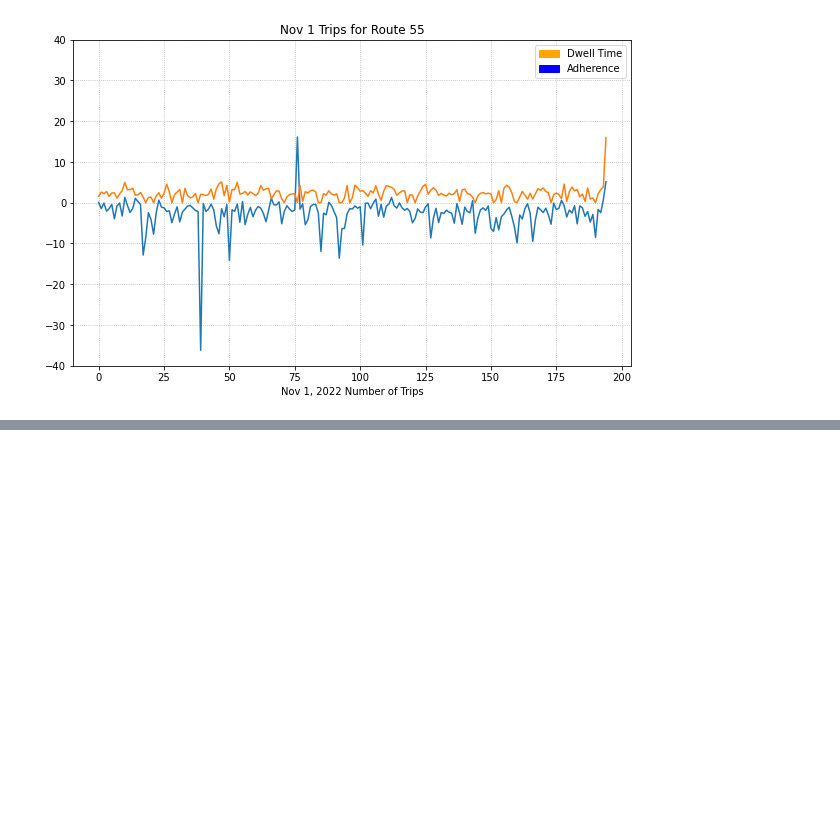
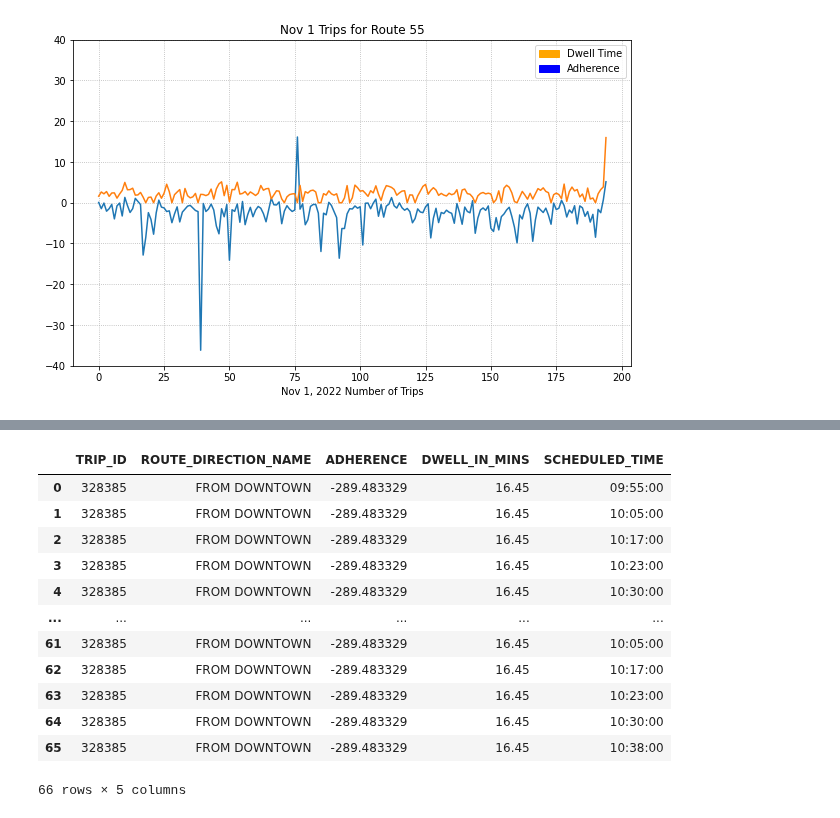
Before and after one commit to NSS-Data-Analytics-Cohort-7/wego-shut_up_and_take_my_query, a Jupyter notebook: notebook/Route55.ipynb, the cells around one changed output, grey strips where cells are left out. Cells and saved outputs as stored; diff of their text form; code cells hidden in the pictures; blank space fills up the shorter version.

```diff
--- a/notebook/Route55.ipynb
+++ b/notebook/Route55.ipynb
@@ -164,0 +181,3 @@ headway_r55_nov1_dir
+# %%
+headway_adherence = headway_r55_nov1_sum.loc[(headway_r55_nov1_sum['ADHERENCE']<-200)]
+headway_adherence
@@ -164,0 +187,3 @@ headway_r55_nov1_dir
+# %%
+headway_r55_adj = headway[['TRIP_ID','SCHEDULED_TIME']][(headway['TRIP_ID']== 328385)]
+headway_r55_adj
@@ -164,0 +204,19 @@ headway_r55_nov1_dir
+# %%
+pd.merge(headway_adherence,
+        headway_r55_adj,
+        on='TRIP_ID',
+        how ="inner")
+# %% [output]
+|  | TRIP_ID | ROUTE_DIRECTION_NAME | ADHERENCE | DWELL_IN_MINS | SCHEDULED_TIME |
+| 0 | 328385 | FROM DOWNTOWN | -289.483329 | 16.45 | 09:55:00 |
+| 1 | 328385 | FROM DOWNTOWN | -289.483329 | 16.45 | 10:05:00 |
+| 2 | 328385 | FROM DOWNTOWN | -289.483329 | 16.45 | 10:17:00 |
+| 3 | 328385 | FROM DOWNTOWN | -289.483329 | 16.45 | 10:23:00 |
+| 4 | 328385 | FROM DOWNTOWN | -289.483329 | 16.45 | 10:30:00 |
+| ... | ... | ... | ... | ... | ... |
+| 61 | 328385 | FROM DOWNTOWN | -289.483329 | 16.45 | 10:05:00 |
+| 62 | 328385 | FROM DOWNTOWN | -289.483329 | 16.45 | 10:17:00 |
+| 63 | 328385 | FROM DOWNTOWN | -289.483329 | 16.45 | 10:23:00 |
+| 64 | 328385 | FROM DOWNTOWN | -289.483329 | 16.45 | 10:30:00 |
+| 65 | 328385 | FROM DOWNTOWN | -289.483329 | 16.45 | 10:38:00 |
+66 rows × 5 columns
```
Also changed, not shown: parts of 11 cells of this notebook, 1 other file.
